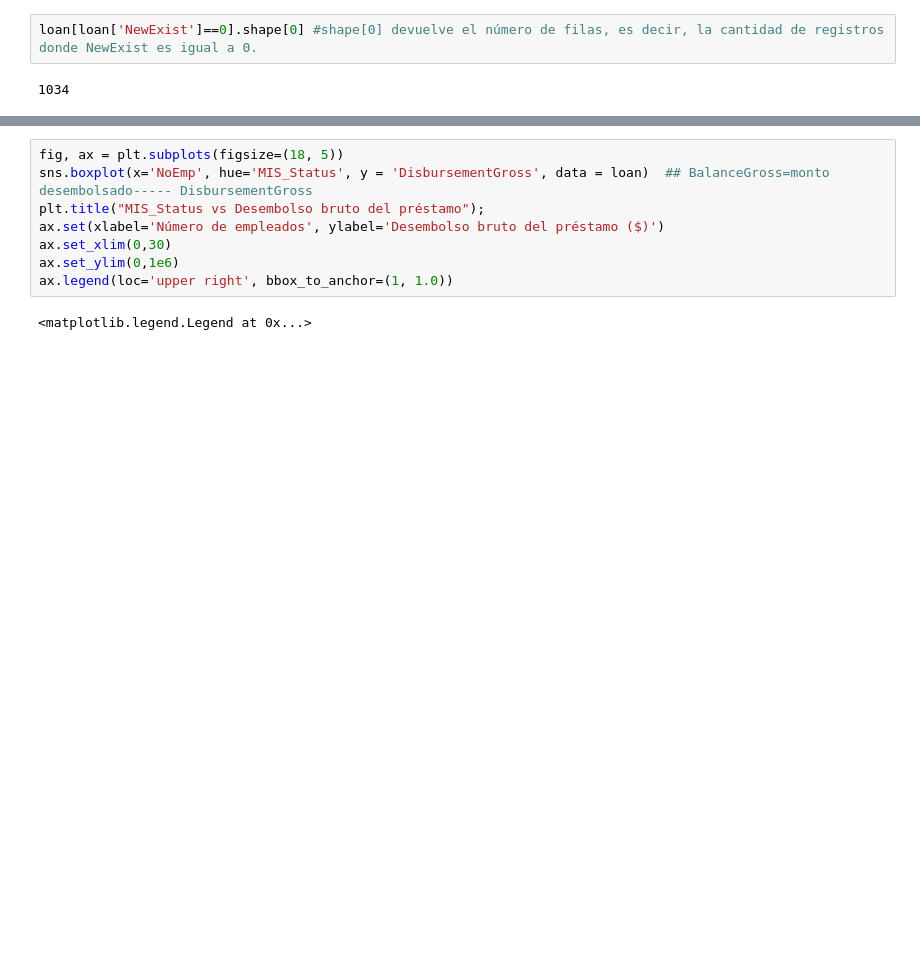
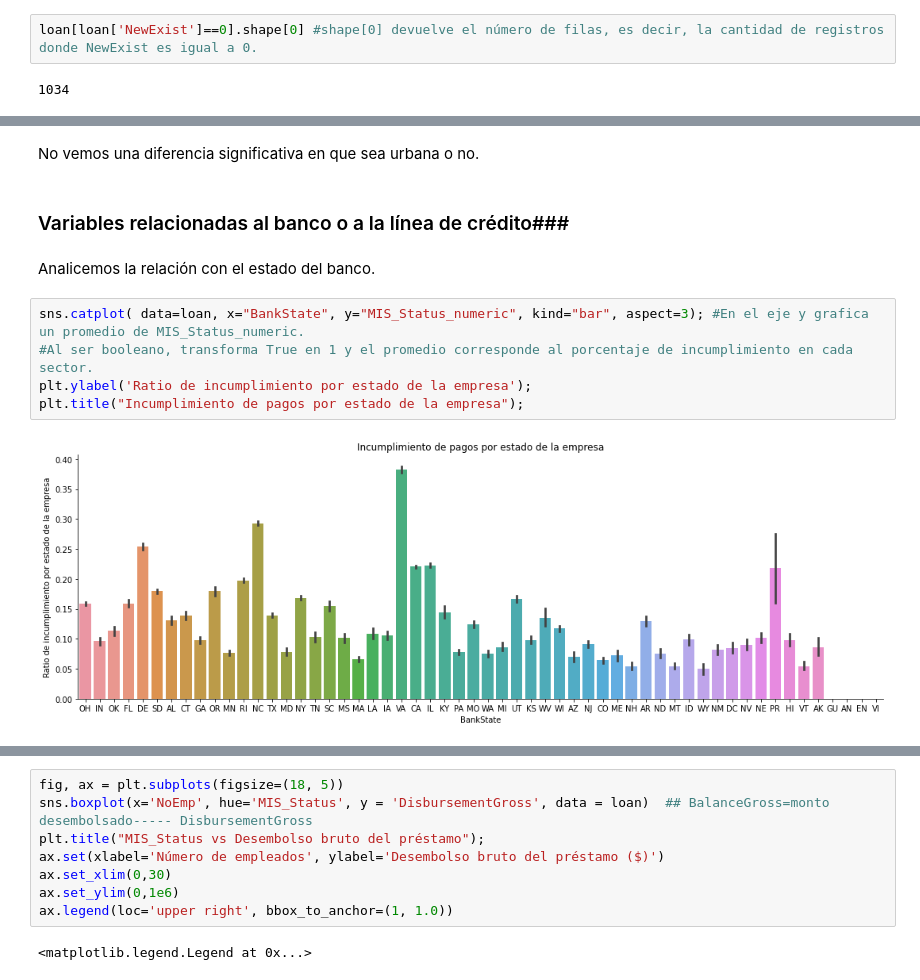
Before and after one commit to HGalletti/Pr-stamos-bancarios, a Jupyter notebook: Préstamos.ipynb, the cells around one changed output, grey strips where cells are left out. Drawn from its saved outputs; the diff is of its cells as text; blank space fills up the shorter version.

```diff
--- a/Préstamos.ipynb
+++ b/Préstamos.ipynb
@@ -239,0 +605,13 @@ Veamos ahora que sucede con relación al número de empleados.
+# %% [markdown]
+No vemos una diferencia significativa en que sea urbana o no.
+# %% [markdown]
+### Variables relacionadas al banco o a la línea de crédito###
+# %% [markdown]
+Analicemos la relación con el estado del banco.
+# %%
+sns.catplot( data=loan, x="BankState", y="MIS_Status_numeric", kind="bar", aspect=3); #En el eje y grafica un promedio de MIS_Status_numeric.
+#Al ser booleano, transforma True en 1 y el promedio corresponde al porcentaje de incumplimiento en cada sector.
+plt.ylabel('Ratio de incumplimiento por estado de la empresa');
+plt.title("Incumplimiento de pagos por estado de la empresa");
+# %% [output]
+[figure, added]
```
Also changed, not shown: parts of 149 cells of this notebook.
